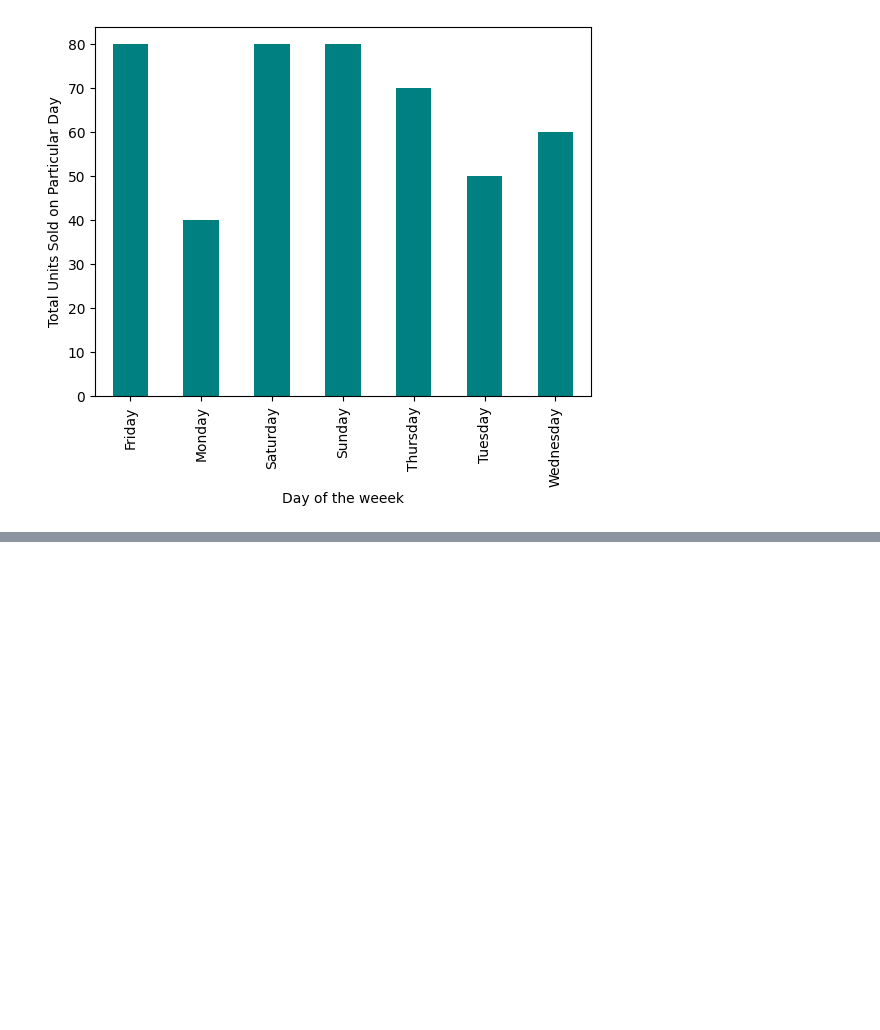
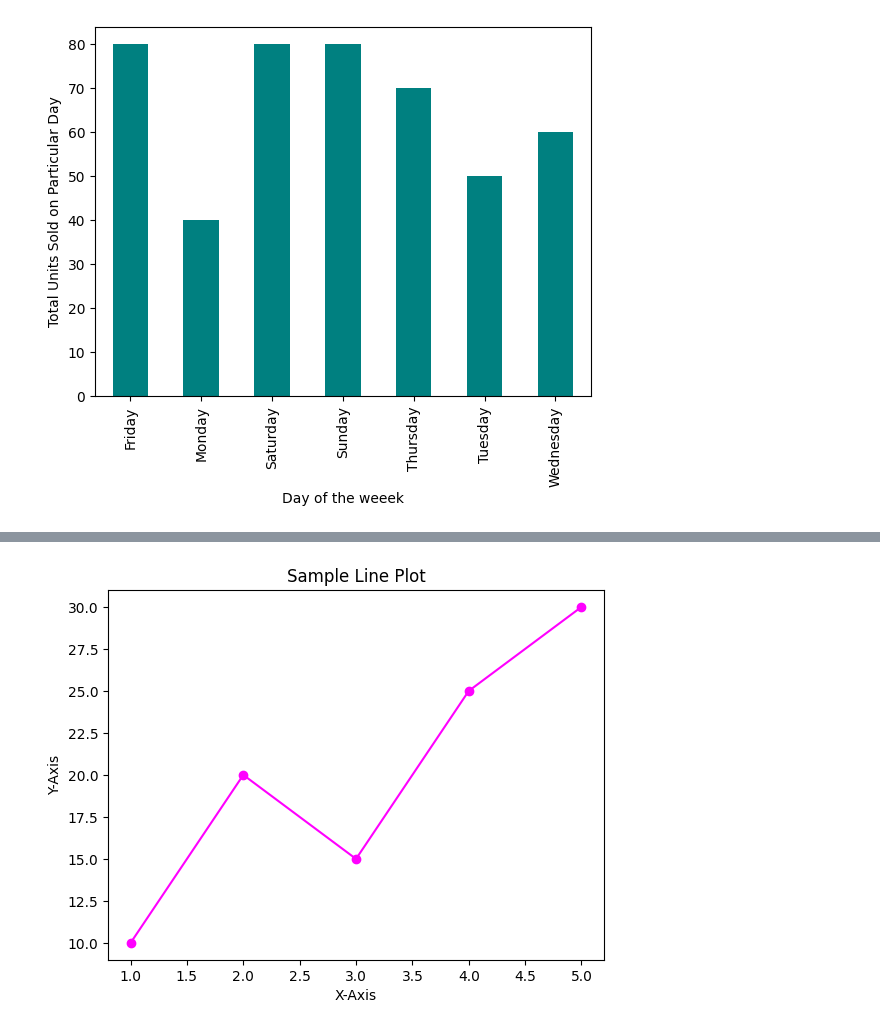
Before and after one commit to Saicharanraju0099/data-science, a Jupyter notebook: 10 - DATA ANALYSIS WITH PYTHON/10.5 - Matplotlib.ipynb, the cells around one changed output, grey strips where cells are left out. Saved outputs shown, nothing was run; the diff lists cells and outputs as text; code cells hidden in the pictures; blank space fills up the shorter version.

```diff
--- a/10 - DATA ANALYSIS WITH PYTHON/10.5 - Matplotlib.ipynb
+++ b/10 - DATA ANALYSIS WITH PYTHON/10.5 - Matplotlib.ipynb
@@ -129,0 +178,11 @@ Text(0, 0.5, 'Total Units Sold on Particular Day')
+# %%
+x = [1,2,3,4,5]
+y = [10,20,15,25,30]
+plt.plot(x,y,color = 'magenta', marker = 'o')
+plt.title('Sample Line Plot')
+plt.xlabel('X-Axis')
+plt.ylabel('Y-Axis')
+plt.savefig('line_plot.png',dpi = 300,bbox_inches = 'tight')   # Save the plot as a PNG file with 300 dpi resolution in Same folder location
+plt.show()
+# %% [output]
+[figure, added]
```
Also changed, not shown: parts of 5 cells of this notebook, 1 other file.
